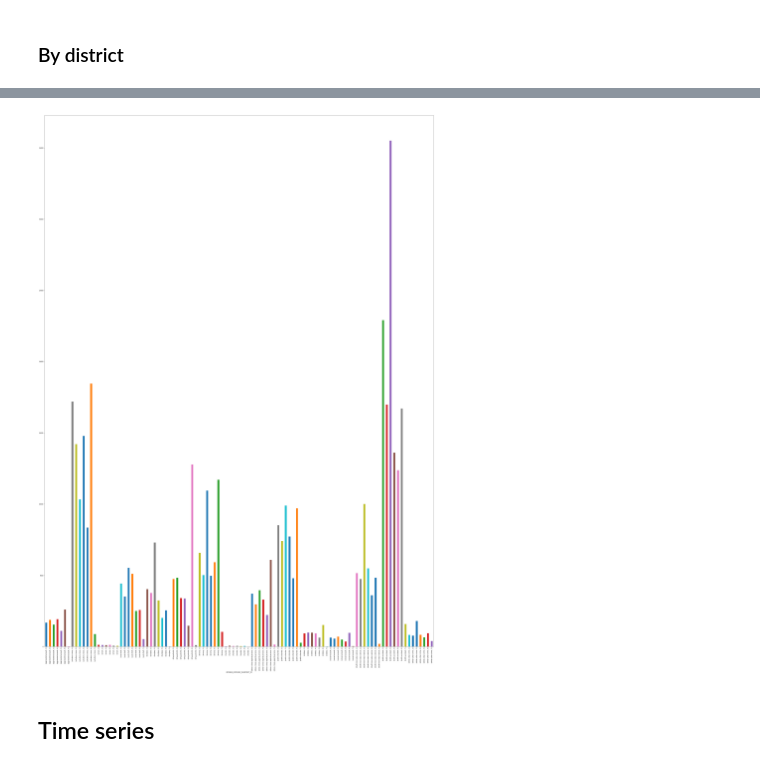
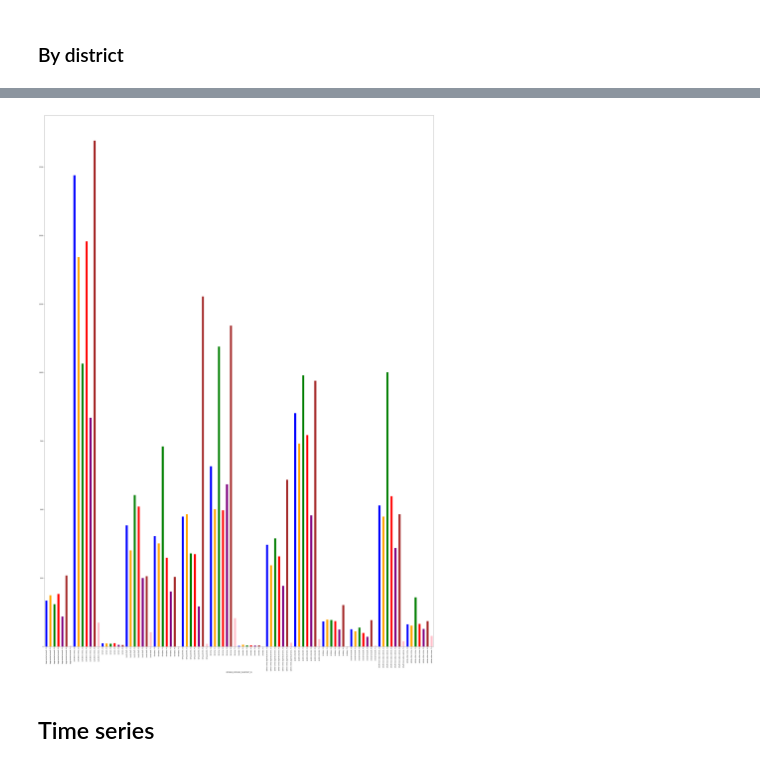
Before and after one commit to mosqueteiro/denver_crime_data, a Jupyter notebook: denver_crime_data_eda.ipynb, the cells around one changed output, grey strips where cells are left out. Cells and saved outputs as stored; diff of their text form; code cells hidden in the pictures.

```diff
--- a/denver_crime_data_eda.ipynb
+++ b/denver_crime_data_eda.ipynb
@@ -365,6 +361,0 @@ fig.tight_layout()
-# %%
-fig = plt.figure()
-ax = df_crime.groupby(['OFFENSE_CATEGORY_ID', 'DISTRICT_ID']
-                     ).INCIDENT_ID.count().plot(kind='bar', figsize=(50,70), fontsize=10)
-# %% [output]
-[figure, removed]
@@ -373,3 +362,15 @@ fig.savefig('images/example.jpg')
+# %%
+fig1, ax = plt.subplots(figsize=(50,70))
+dist_colors = ['blue', 'orange', 'green', 'red', 'purple', 'brown', 'pink']
+# dist_leg = pd.DataFrame([x for x in zip(range(1,8), dist_colors)])
+dist_colors = dist_colors*2 + ['blue', 'orange', 'green', 'red', 'purple', 'brown'] + dist_colors*11
+df_crime.groupby(['OFFENSE_CATEGORY_ID', 'DISTRICT_ID']
+                ).INCIDENT_ID.count().plot(kind='bar', fontsize=10, color=dist_colors, ax=ax)
+# pd.plotting.table(ax, dist_leg, loc='upper right')
+
+figs_save['Crime by category and district'] = (fig1, 'crime_categ_dist.jpg')
+# %% [output]
+[figure, added]
 # %% [markdown]
 ## Time series
 # %%
```
Also changed, not shown: parts of 28 cells of this notebook, 3 other files.
